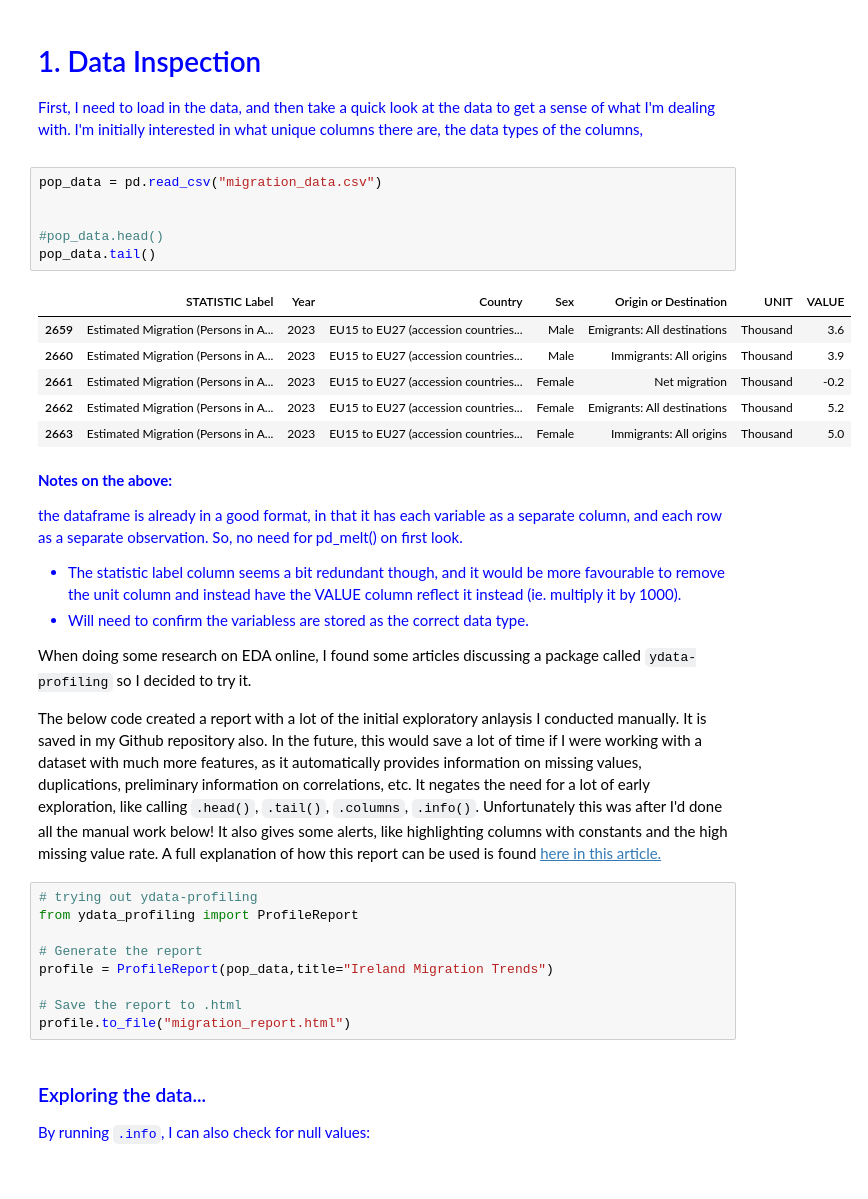
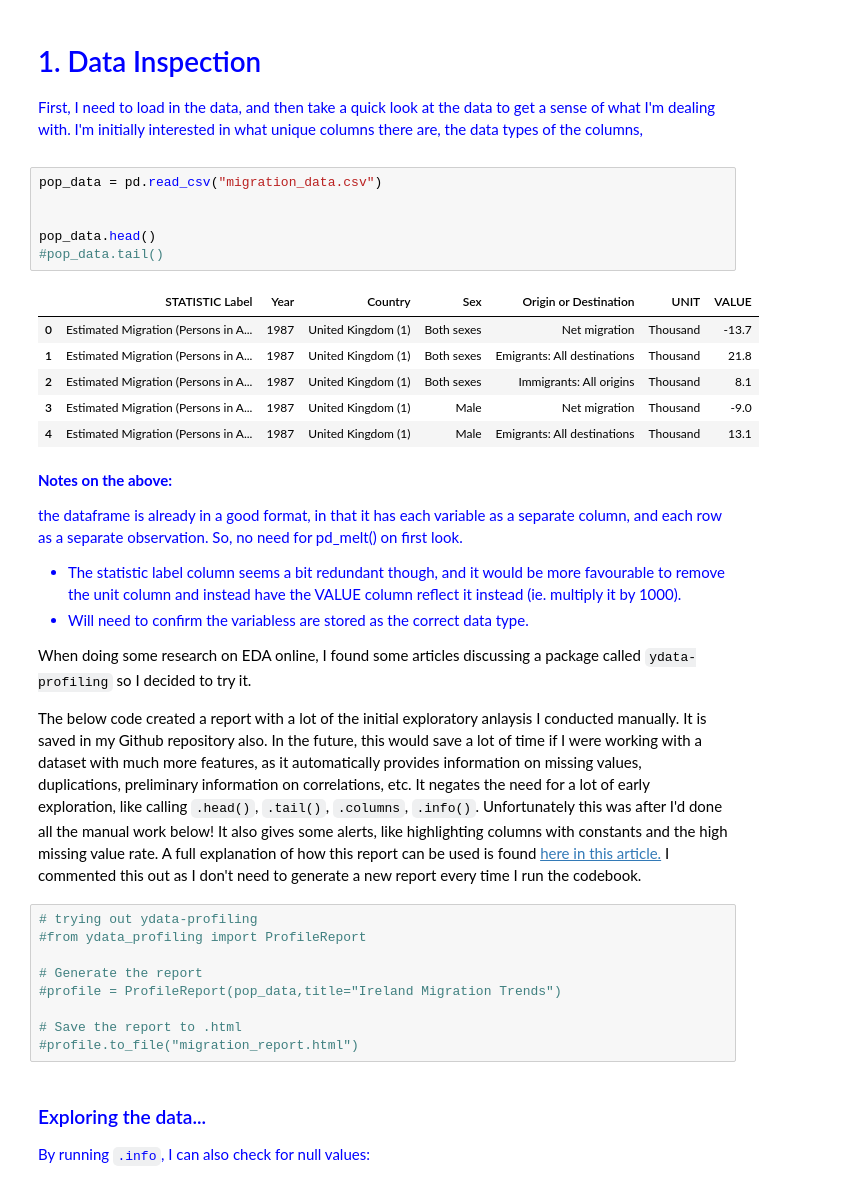
Before and after one commit to EmmaMcC1802/CA1, a Jupyter notebook: CA1_worksheet.ipynb, the cells around one changed output. Saved outputs shown, nothing was run; the diff lists cells and outputs as text.

Commit message:
visualising,finishing prepping data

```diff
--- a/CA1_worksheet.ipynb
+++ b/CA1_worksheet.ipynb
@@ -53,16 +57,16 @@ First, I need to load in the data, and then take a quick look at the data to get
 # %%
 pop_data = pd.read_csv("migration_data.csv")
 
 
-#pop_data.head()
-pop_data.tail()
+pop_data.head()
+#pop_data.tail()
 # %% [output]
 |  | STATISTIC Label | Year | Country | Sex | Origin or Destination | UNIT | VALUE |
-| 2659 | Estimated Migration (Persons in A... | 2023 | EU15 to EU27 (accession countries... | Male | Emigrants: All destinations | Thousand | 3.6 |
-| 2660 | Estimated Migration (Persons in A... | 2023 | EU15 to EU27 (accession countries... | Male | Immigrants: All origins | Thousand | 3.9 |
-| 2661 | Estimated Migration (Persons in A... | 2023 | EU15 to EU27 (accession countries... | Female | Net migration | Thousand | -0.2 |
-| 2662 | Estimated Migration (Persons in A... | 2023 | EU15 to EU27 (accession countries... | Female | Emigrants: All destinations | Thousand | 5.2 |
-| 2663 | Estimated Migration (Persons in A... | 2023 | EU15 to EU27 (accession countries... | Female | Immigrants: All origins | Thousand | 5.0 |
+| 0 | Estimated Migration (Persons in A... | 1987 | United Kingdom (1) | Both sexes | Net migration | Thousand | -13.7 |
+| 1 | Estimated Migration (Persons in A... | 1987 | United Kingdom (1) | Both sexes | Emigrants: All destinations | Thousand | 21.8 |
+| 2 | Estimated Migration (Persons in A... | 1987 | United Kingdom (1) | Both sexes | Immigrants: All origins | Thousand | 8.1 |
+| 3 | Estimated Migration (Persons in A... | 1987 | United Kingdom (1) | Male | Net migration | Thousand | -9.0 |
+| 4 | Estimated Migration (Persons in A... | 1987 | United Kingdom (1) | Male | Emigrants: All destinations | Thousand | 13.1 |
 # %% [markdown]
 <summary style="color:blue;">
 
@@ -76,16 +80,16 @@ the dataframe is already in a good format, in that it has each variable as a sep
 
 When doing some research on EDA online, I found some articles discussing a package called `ydata-profiling` so I decided to try it.
 
-The below code created a report with a lot of the initial exploratory anlaysis I conducted manually. It is saved in my Github repository also. In the future, this would save a lot of time if I were working with a dataset with much more features, as it automatically provides information on missing values, duplications, preliminary information on correlations, etc. It negates the need for a lot of early exploration, like calling `.head()`, `.tail()`, `.columns`, `.info()`. Unfortunately this was after I'd done all the manual work below! It also gives some alerts, like highlighting columns with constants and the high missing value rate. A full explanation of how this report can be used is found <a href="https://towardsdatascience.com/a-data-scientists-essential-guide-to-exploratory-data-analysis-25637eee0cf6">here in this article. </a>
+The below code created a report with a lot of the initial exploratory anlaysis I conducted manually. It is saved in my Github repository also. In the future, this would save a lot of time if I were working with a dataset with much more features, as it automatically provides information on missing values, duplications, preliminary information on correlations, etc. It negates the need for a lot of early exploration, like calling `.head()`, `.tail()`, `.columns`, `.info()`. Unfortunately this was after I'd done all the manual work below! It also gives some alerts, like highlighting columns with constants and the high missing value rate. A full explanation of how this report can be used is found <a href="https://towardsdatascience.com/a-data-scientists-essential-guide-to-exploratory-data-analysis-25637eee0cf6">here in this article.</a> I commented this out as I don't need to generate a new report every time I run the codebook.
 # %%
 # trying out ydata-profiling
-from ydata_profiling import ProfileReport
+#from ydata_profiling import ProfileReport
 
 # Generate the report
-profile = ProfileReport(pop_data,title="Ireland Migration Trends")
+#profile = ProfileReport(pop_data,title="Ireland Migration Trends")
 
 # Save the report to .html
-profile.to_file("migration_report.html")
+#profile.to_file("migration_report.html")
 # %% [markdown]
 <summary style="color:blue;">
 
```
Also changed, not shown: parts of 58 cells of this notebook, 2 other files.
